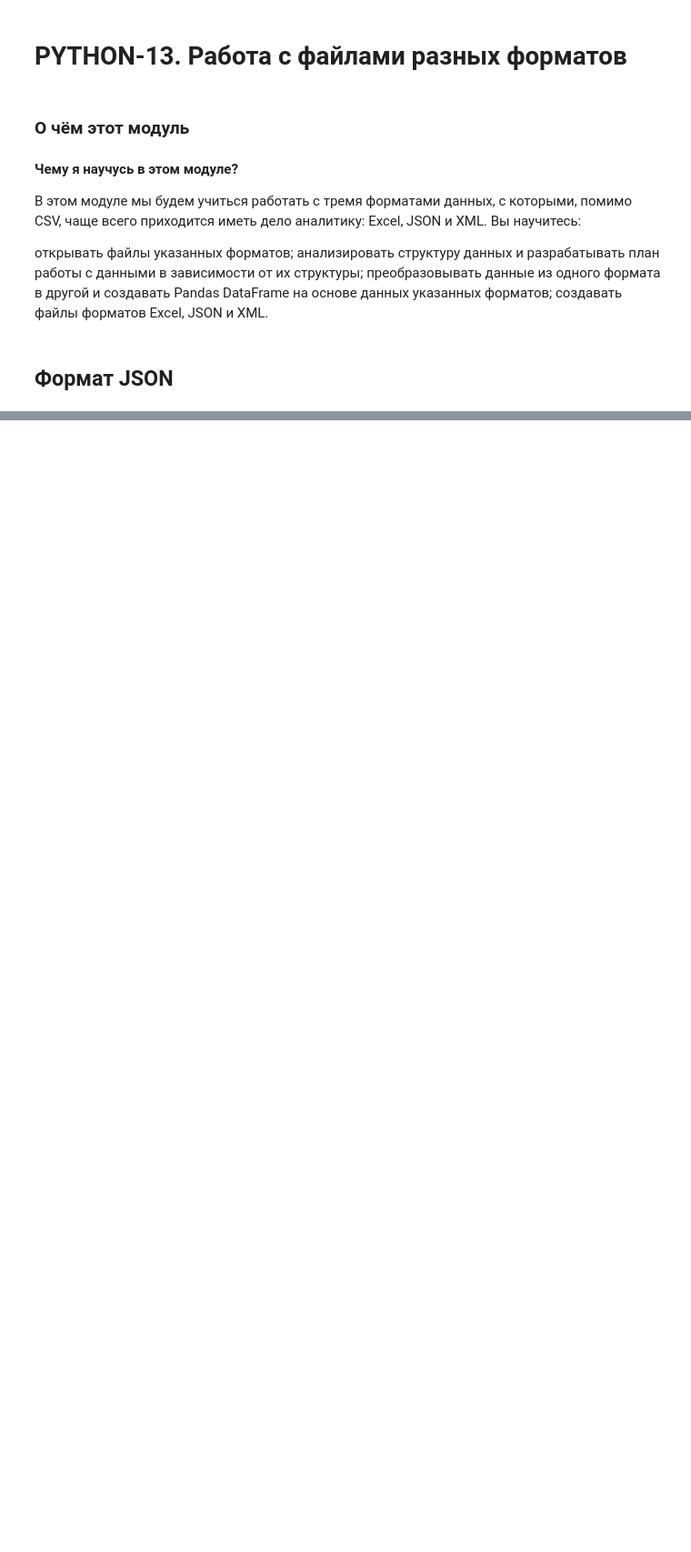
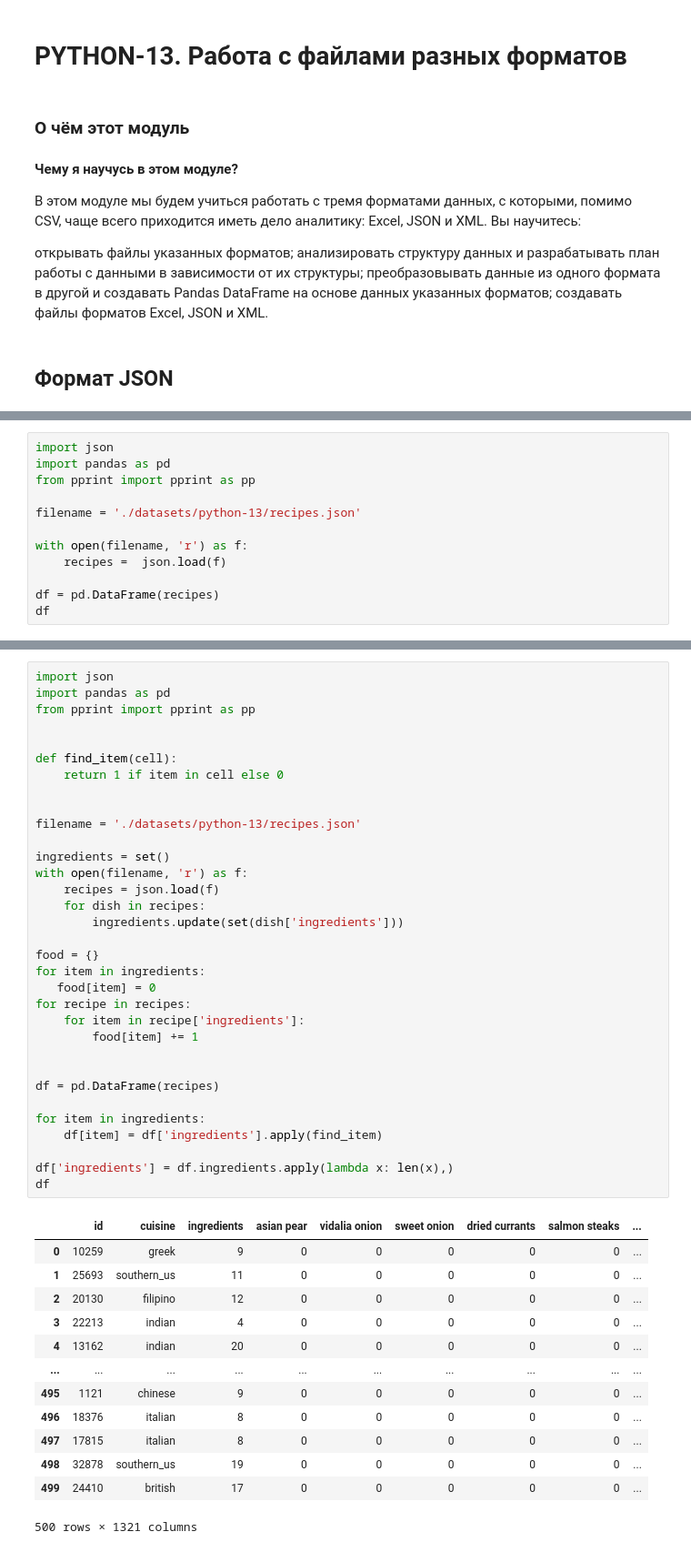
Before and after one commit to bi01/skillfactory_ds, a Jupyter notebook: Unit-3. Введение в машинное обучение/PYTHON-13.ipynb, the cells around one changed output, grey strips where cells are left out. Shown at 91% size. Drawn from its saved outputs; the diff is of its cells as text; blank space fills up the shorter version.

Commit message:
update python-13

```diff
--- a/Unit-3. Введение в машинное обучение/PYTHON-13.ipynb
+++ b/Unit-3. Введение в машинное обучение/PYTHON-13.ipynb
@@ -20,0 +291,12 @@ from pprint import pprint
+# %%
+import json
+import pandas as pd
+from pprint import pprint as pp
+
+filename = './datasets/python-13/recipes.json'
+
+with open(filename, 'r') as f:
+    recipes =  json.load(f)
+
+df = pd.DataFrame(recipes)
+df
@@ -20,0 +325,47 @@ from pprint import pprint
+# %%
+import json
+import pandas as pd
+from pprint import pprint as pp
+
+
+def find_item(cell):
+    return 1 if item in cell else 0
+
+
+filename = './datasets/python-13/recipes.json'
+
+ingredients = set()
+with open(filename, 'r') as f:
+    recipes = json.load(f)
+    for dish in recipes:
+        ingredients.update(set(dish['ingredients']))
+
+food = {}
+for item in ingredients:
+   food[item] = 0
+for recipe in recipes:
+    for item in recipe['ingredients']:
+        food[item] += 1
+
+
+df = pd.DataFrame(recipes)
+
+for item in ingredients:
+    df[item] = df['ingredients'].apply(find_item)
+
+df['ingredients'] = df.ingredients.apply(lambda x: len(x),)
+df
+# %% [output]
+|  | id | cuisine | ingredients | asian pear | vidalia onion | sweet onion | dried currants | salmon steaks | ... |
+| 0 | 10259 | greek | 9 | 0 | 0 | 0 | 0 | 0 | ... |
+| 1 | 25693 | southern_us | 11 | 0 | 0 | 0 | 0 | 0 | ... |
+| 2 | 20130 | filipino | 12 | 0 | 0 | 0 | 0 | 0 | ... |
+| 3 | 22213 | indian | 4 | 0 | 0 | 0 | 0 | 0 | ... |
+| 4 | 13162 | indian | 20 | 0 | 0 | 0 | 0 | 0 | ... |
+| ... | ... | ... | ... | ... | ... | ... | ... | ... | ... |
+| 495 | 1121 | chinese | 9 | 0 | 0 | 0 | 0 | 0 | ... |
+| 496 | 18376 | italian | 8 | 0 | 0 | 0 | 0 | 0 | ... |
+| 497 | 17815 | italian | 8 | 0 | 0 | 0 | 0 | 0 | ... |
+| 498 | 32878 | southern_us | 19 | 0 | 0 | 0 | 0 | 0 | ... |
+| 499 | 24410 | british | 17 | 0 | 0 | 0 | 0 | 0 | ... |
+500 rows × 1321 columns
```
Also changed, not shown: parts of 31 cells of this notebook.
